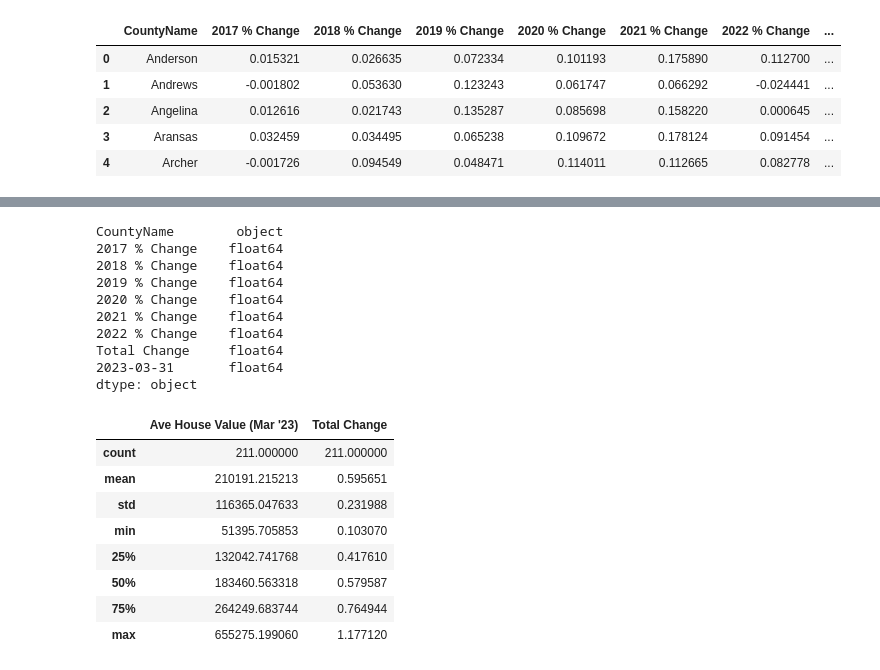
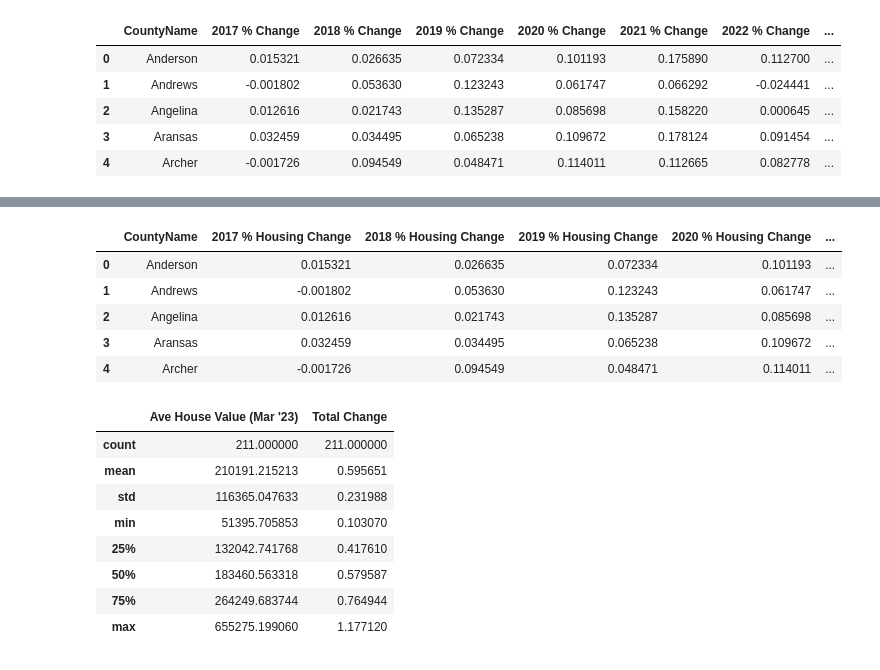
Before and after one commit to anitha0615/project_1, a Jupyter notebook: Analysis/housing_prices_bycounty.ipynb, the cells around one changed output, grey strips where cells are left out. Saved outputs shown, nothing was run; the diff lists cells and outputs as text; code cells hidden in the pictures.

Commit message:
Updated df column titles

```diff
--- a/Analysis/housing_prices_bycounty.ipynb
+++ b/Analysis/housing_prices_bycounty.ipynb
@@ -136,16 +144,26 @@ df_summary.to_csv("housing_price_score.csv",index=True)
-# %%
-df_summary.dtypes
-# %% [output]
-CountyName        object
-2017 % Change    float64
-2018 % Change    float64
-2019 % Change    float64
-2020 % Change    float64
-2021 % Change    float64
-2022 % Change    float64
-Total Change     float64
-2023-03-31       float64
-dtype: object
+# %%
+clean_df = df_summary.rename(columns={
+    "2017 % Change":"2017 % Housing Change",
+    "2018 % Change":"2018 % Housing Change",
+    "2019 % Change":"2019 % Housing Change",
+    "2020 % Change":"2020 % Housing Change",
+    "2021 % Change":"2021 % Housing Change",
+    "2022 % Change":"2022 % Housing Change",
+    "Total Change":"Housing Value % Change",
+    "2023-03-31":"Current Housing Value",
+    "Score":"Housing Score"
+})
+
+clean_df.to_csv("housing_price_score.csv", index=False)
+
+clean_df.head()
+# %% [output]
+|  | CountyName | 2017 % Housing Change | 2018 % Housing Change | 2019 % Housing Change | 2020 % Housing Change | ... |
+| 0 | Anderson | 0.015321 | 0.026635 | 0.072334 | 0.101193 | ... |
+| 1 | Andrews | -0.001802 | 0.053630 | 0.123243 | 0.061747 | ... |
+| 2 | Angelina | 0.012616 | 0.021743 | 0.135287 | 0.085698 | ... |
+| 3 | Aransas | 0.032459 | 0.034495 | 0.065238 | 0.109672 | ... |
+| 4 | Archer | -0.001726 | 0.094549 | 0.048471 | 0.114011 | ... |
 # %%
 #Saves Summary df to csv
 df_summary.to_csv("sample1.csv", index=True)
```
Also changed, not shown: parts of 1 cell of this notebook, 2 other files.
